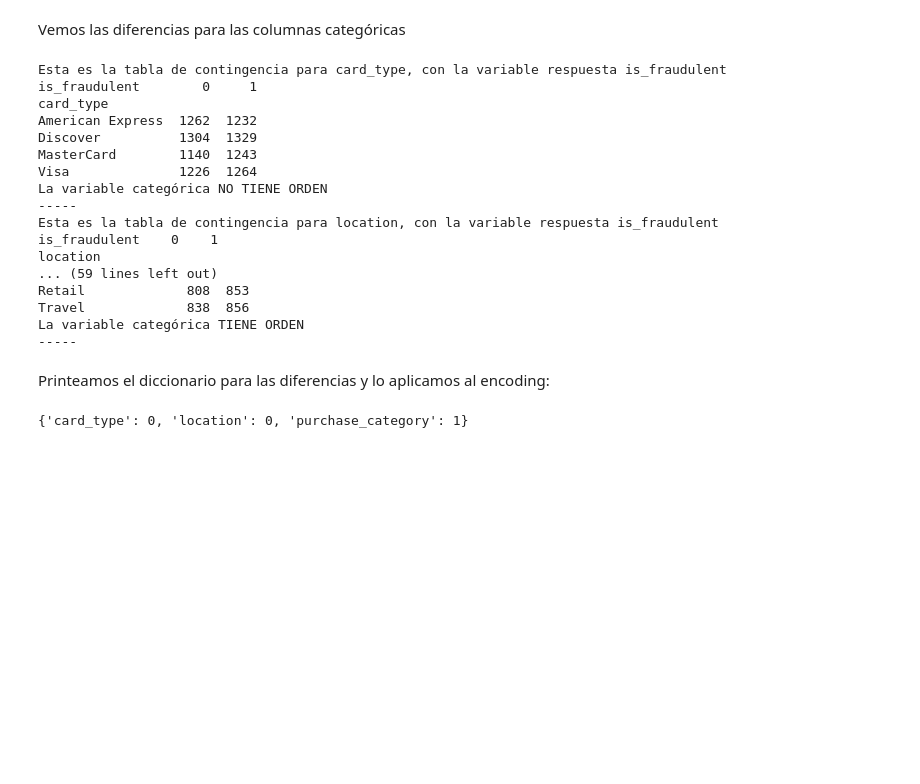
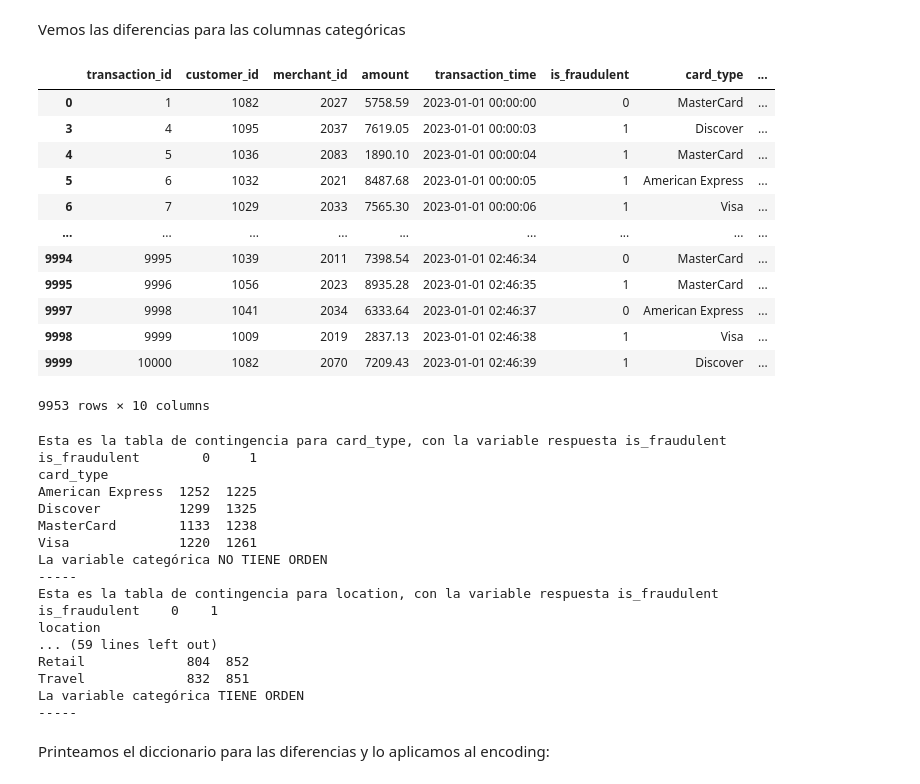
Before and after one commit to fdzvictor/lab1M8, a Jupyter notebook: modulo8-leccion08-preprocesamiento-logistica.ipynb, the cells around one changed output. Cells and saved outputs as stored; diff of their text form; code cells hidden in the pictures; blank space fills up the shorter version.

```diff
--- a/modulo8-leccion08-preprocesamiento-logistica.ipynb
+++ b/modulo8-leccion08-preprocesamiento-logistica.ipynb
@@ -270,32 +297,46 @@ Index(['transaction_id', 'customer_id', 'merchant_id', 'amount',
 # Encoding
 # %% [markdown]
 Vemos las diferencias para las columnas categóricas
+# %%
+df_sin_outliers
+# %% [output]
+|  | transaction_id | customer_id | merchant_id | amount | transaction_time | is_fraudulent | card_type | ... |
+| 0 | 1 | 1082 | 2027 | 5758.59 | 2023-01-01 00:00:00 | 0 | MasterCard | ... |
+| 3 | 4 | 1095 | 2037 | 7619.05 | 2023-01-01 00:00:03 | 1 | Discover | ... |
+| 4 | 5 | 1036 | 2083 | 1890.10 | 2023-01-01 00:00:04 | 1 | MasterCard | ... |
+| 5 | 6 | 1032 | 2021 | 8487.68 | 2023-01-01 00:00:05 | 1 | American Express | ... |
+| 6 | 7 | 1029 | 2033 | 7565.30 | 2023-01-01 00:00:06 | 1 | Visa | ... |
+| ... | ... | ... | ... | ... | ... | ... | ... | ... |
+| 9994 | 9995 | 1039 | 2011 | 7398.54 | 2023-01-01 02:46:34 | 0 | MasterCard | ... |
+| 9995 | 9996 | 1056 | 2023 | 8935.28 | 2023-01-01 02:46:35 | 1 | MasterCard | ... |
+| 9997 | 9998 | 1041 | 2034 | 6333.64 | 2023-01-01 02:46:37 | 0 | American Express | ... |
+| 9998 | 9999 | 1009 | 2019 | 2837.13 | 2023-01-01 02:46:38 | 1 | Visa | ... |
+| 9999 | 10000 | 1082 | 2070 | 7209.43 | 2023-01-01 02:46:39 | 1 | Discover | ... |
+9953 rows × 10 columns
 # %%
 lista_cats = df_cat.columns
-tests = s_e.TestEstadisticos(df,"is_fraudulent",lista_cats)
+tests = s_e.TestEstadisticos(df_sin_outliers,"is_fraudulent",lista_cats)
 dic = tests.detectar_orden_binaria()
 # %% [output]
 Esta es la tabla de contingencia para card_type, con la variable respuesta is_fraudulent
 is_fraudulent        0     1
 card_type
-American Express  1262  1232
-Discover          1304  1329
-MasterCard        1140  1243
-Visa              1226  1264
+American Express  1252  1225
+Discover          1299  1325
+MasterCard        1133  1238
+Visa              1220  1261
 La variable categórica NO TIENE ORDEN
 -----
 Esta es la tabla de contingencia para location, con la variable respuesta is_fraudulent
 is_fraudulent    0    1
 location
 ... (59 lines left out)
-Retail             808  853
-Travel             838  856
+Retail             804  852
+Travel             832  851
 La variable categórica TIENE ORDEN
 -----
 # %% [markdown]
 Printeamos el diccionario para las diferencias y lo aplicamos al encoding:
 # %%
-dic
+dic["purchase_category"] = 0
-# %% [output]
-{'card_type': 0, 'location': 0, 'purchase_category': 1}
 # %%
```
Also changed, not shown: parts of 14 cells of this notebook.
